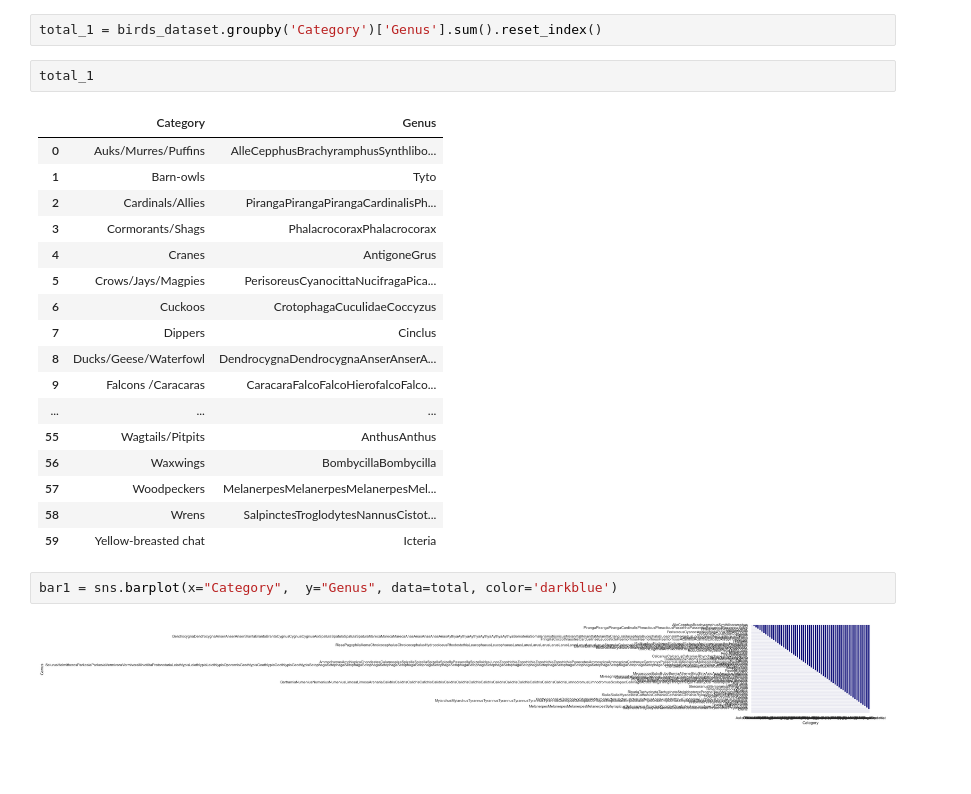
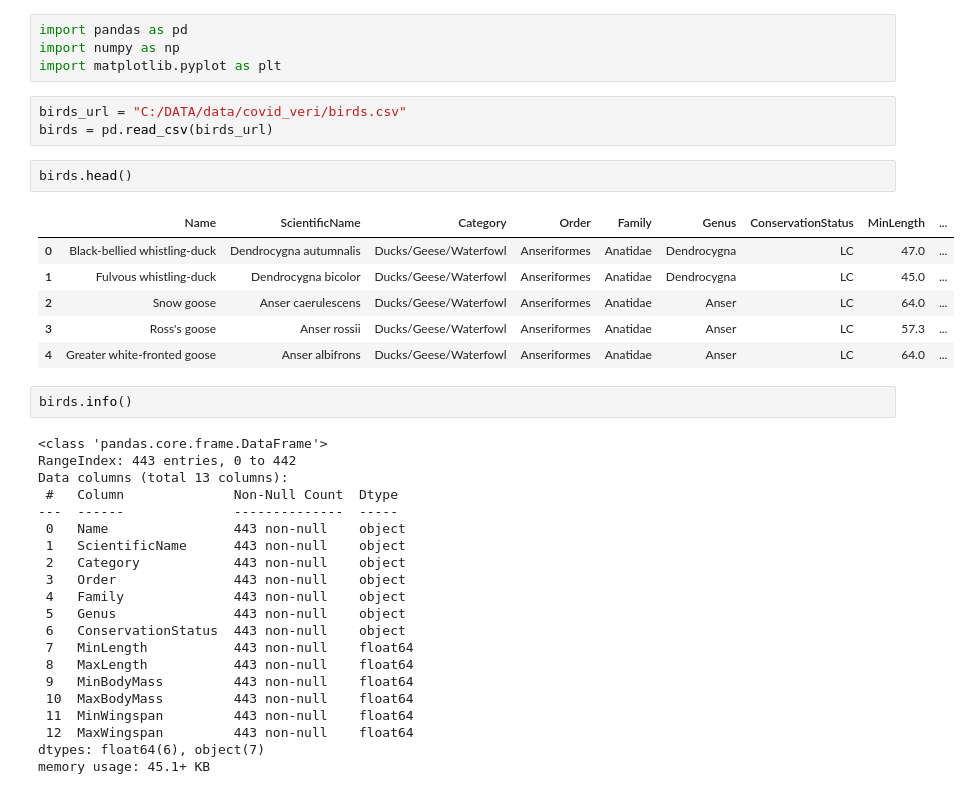
Before and after one commit to BusraSarikaya1/data, a Jupyter notebook: week 3/birds.ipynb, the cells around one changed output. Drawn from its saved outputs; the diff is of its cells as text; blank space fills up the shorter version.

```diff
--- a/week 3/birds.ipynb
+++ b/week 3/birds.ipynb
@@ -226,26 +1,39 @@ g.map(sns.barplot, "Genus", "MinBodyMass", order=["Dendrocygna", "Anser"])
-# %%
-total_1 = birds_dataset.groupby('Category')['Genus'].sum().reset_index()
-# %%
-total_1
-# %% [output]
-|  | Category | Genus |
-| 0 | Auks/Murres/Puffins | AlleCepphusBrachyramphusSynthlibo... |
-| 1 | Barn-owls | Tyto |
-| 2 | Cardinals/Allies | PirangaPirangaPirangaCardinalisPh... |
-| 3 | Cormorants/Shags | PhalacrocoraxPhalacrocorax |
-| 4 | Cranes | AntigoneGrus |
-| 5 | Crows/Jays/Magpies | PerisoreusCyanocittaNucifragaPica... |
-| 6 | Cuckoos | CrotophagaCuculidaeCoccyzus |
-| 7 | Dippers | Cinclus |
-| 8 | Ducks/Geese/Waterfowl | DendrocygnaDendrocygnaAnserAnserA... |
-| 9 | Falcons /Caracaras | CaracaraFalcoFalcoHierofalcoFalco... |
-| ... | ... | ... |
-| 55 | Wagtails/Pitpits | AnthusAnthus |
-| 56 | Waxwings | BombycillaBombycilla |
-| 57 | Woodpeckers | MelanerpesMelanerpesMelanerpesMel... |
-| 58 | Wrens | SalpinctesTroglodytesNannusCistot... |
-| 59 | Yellow-breasted chat | Icteria |
-# %%
-bar1 = sns.barplot(x="Category",  y="Genus", data=total, color='darkblue')
-# %% [output]
-[figure, removed]
+# %%
+import pandas as pd
+import numpy as np
+import matplotlib.pyplot as plt
+# %%
+birds_url = "C:/DATA/data/covid_veri/birds.csv"
+birds = pd.read_csv(birds_url)
+# %%
+birds.head()
+# %% [output]
+|  | Name | ScientificName | Category | Order | Family | Genus | ConservationStatus | MinLength | ... |
+| 0 | Black-bellied whistling-duck | Dendrocygna autumnalis | Ducks/Geese/Waterfowl | Anseriformes | Anatidae | Dendrocygna | LC | 47.0 | ... |
+| 1 | Fulvous whistling-duck | Dendrocygna bicolor | Ducks/Geese/Waterfowl | Anseriformes | Anatidae | Dendrocygna | LC | 45.0 | ... |
+| 2 | Snow goose | Anser caerulescens | Ducks/Geese/Waterfowl | Anseriformes | Anatidae | Anser | LC | 64.0 | ... |
+| 3 | Ross's goose | Anser rossii | Ducks/Geese/Waterfowl | Anseriformes | Anatidae | Anser | LC | 57.3 | ... |
+| 4 | Greater white-fronted goose | Anser albifrons | Ducks/Geese/Waterfowl | Anseriformes | Anatidae | Anser | LC | 64.0 | ... |
+# %%
+birds.info()
+# %% [output]
+<class 'pandas.core.frame.DataFrame'>
+RangeIndex: 443 entries, 0 to 442
+Data columns (total 13 columns):
+ #   Column              Non-Null Count  Dtype
+---  ------              --------------  -----
+ 0   Name                443 non-null    object
+ 1   ScientificName      443 non-null    object
+ 2   Category            443 non-null    object
+ 3   Order               443 non-null    object
+ 4   Family              443 non-null    object
+ 5   Genus               443 non-null    object
+ 6   ConservationStatus  443 non-null    object
+ 7   MinLength           443 non-null    float64
+ 8   MaxLength           443 non-null    float64
+ 9   MinBodyMass         443 non-null    float64
+ 10  MaxBodyMass         443 non-null    float64
+ 11  MinWingspan         443 non-null    float64
+ 12  MaxWingspan         443 non-null    float64
+dtypes: float64(6), object(7)
+memory usage: 45.1+ KB
```
Also changed, not shown: parts of 30 cells of this notebook.
